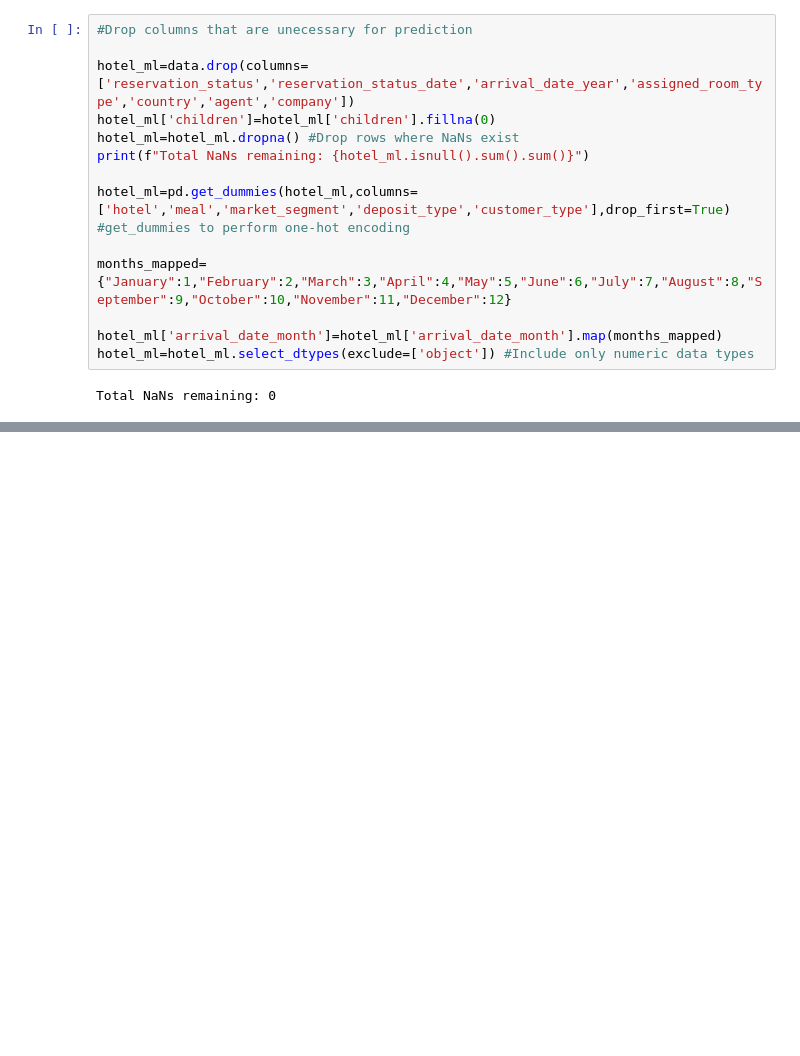
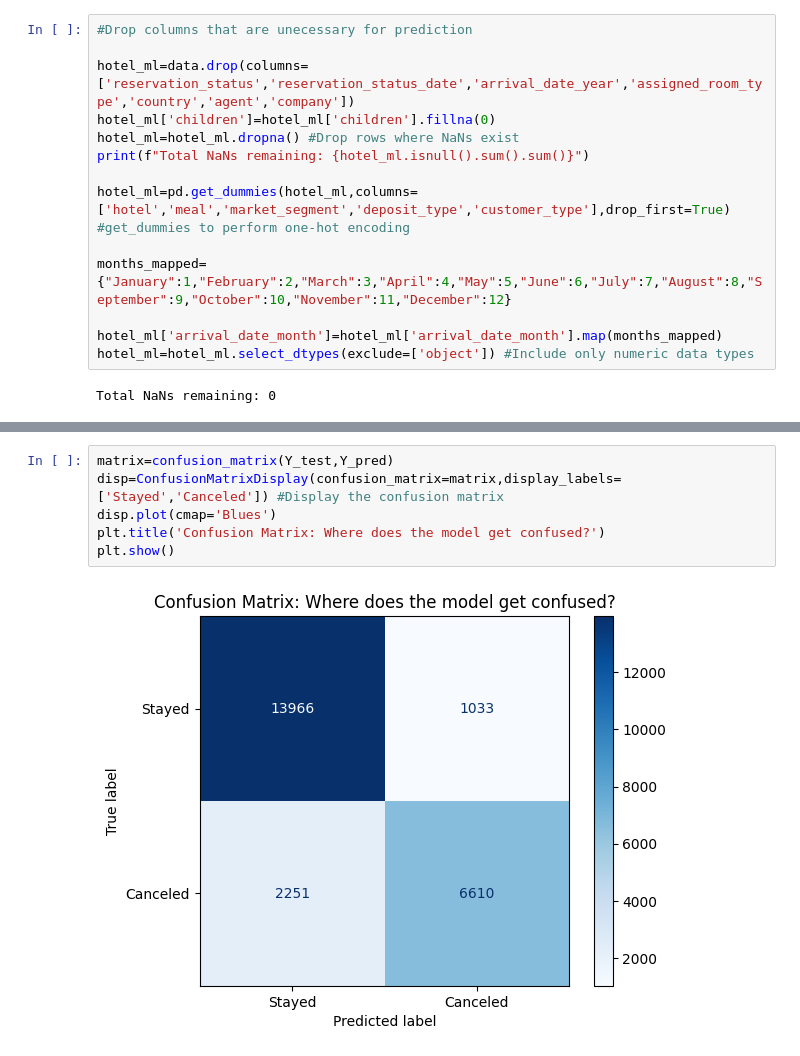
Before and after one commit to ashwinsajith/Hotel-Booking-Analysis, a Jupyter notebook: Code Analysis.ipynb, the cells around one changed output, grey strips where cells are left out. Saved outputs shown, nothing was run; the diff lists cells and outputs as text; blank space fills up the shorter version.

```diff
--- a/Code Analysis.ipynb
+++ b/Code Analysis.ipynb
@@ -347,0 +385,8 @@ Total NaNs remaining: 0
+# %%
+matrix=confusion_matrix(Y_test,Y_pred)
+disp=ConfusionMatrixDisplay(confusion_matrix=matrix,display_labels=['Stayed','Canceled']) #Display the confusion matrix
+disp.plot(cmap='Blues')
+plt.title('Confusion Matrix: Where does the model get confused?')
+plt.show()
+# %% [output]
+[figure, added]
```
Also changed, not shown: parts of 7 cells of this notebook.
